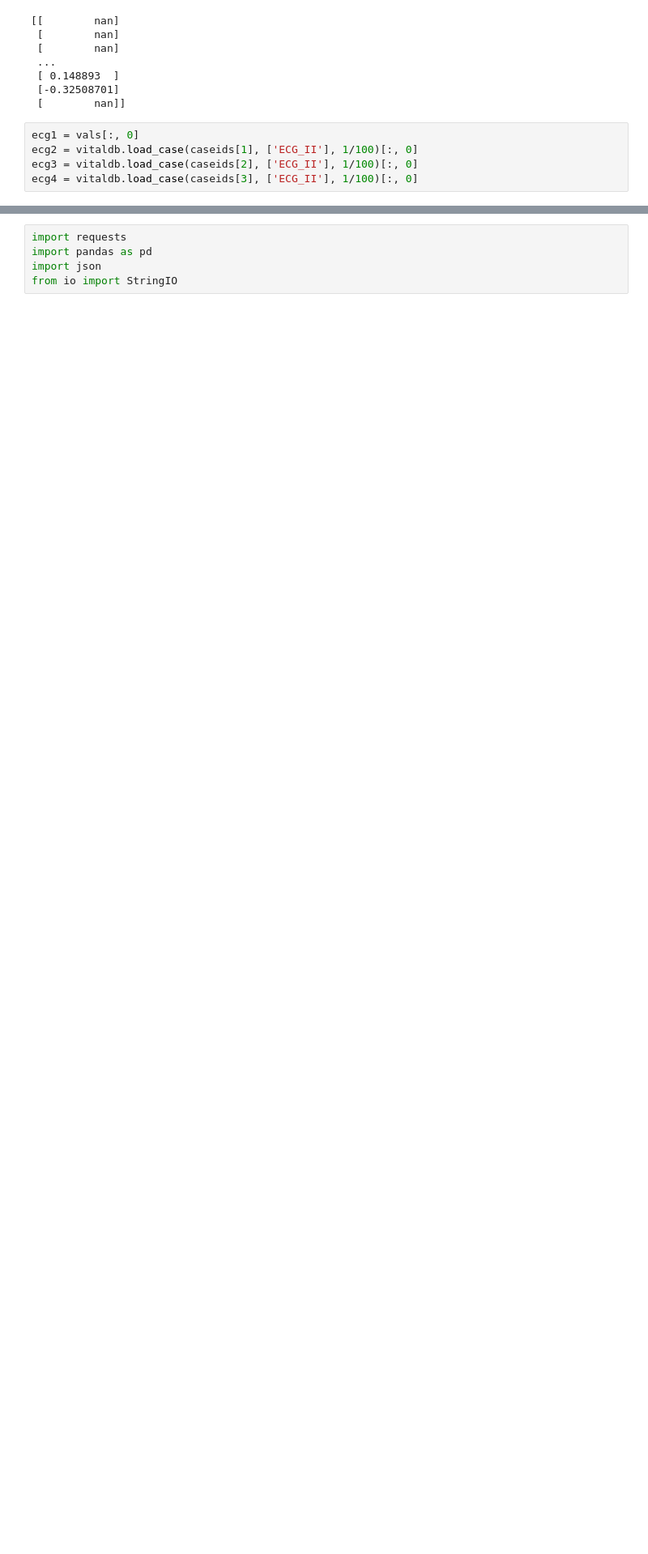
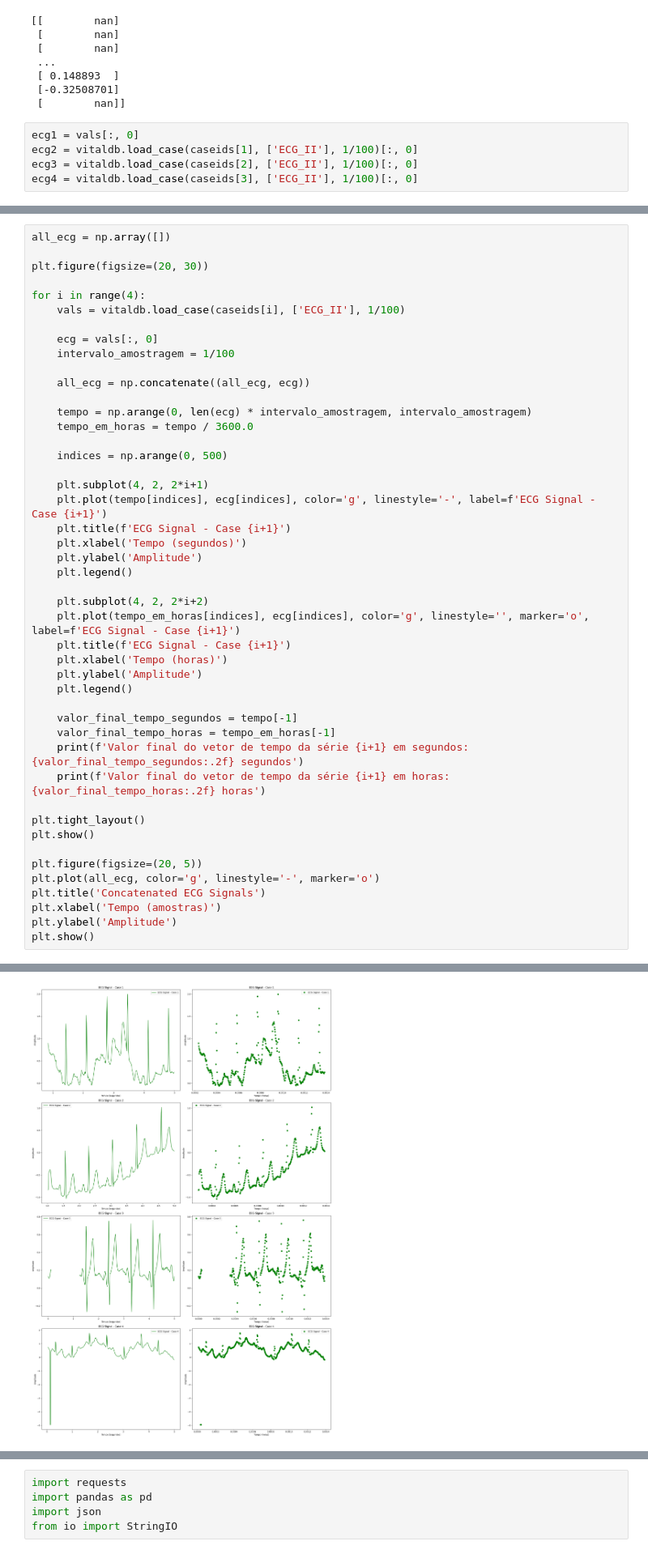
Before and after one commit to joaoavanzini/ecg-embeddings, a Jupyter notebook: get_ECG_signal_vitalDB.ipynb, the cells around one changed output, grey strips where cells are left out. Shown at 81% size. Drawn from its saved outputs; the diff is of its cells as text; blank space fills up the shorter version.

Commit message:
Downloading and creating inference process
Downloading the ECG signals of vitalDB an creating the inference process

```diff
--- a/get_ECG_signal_vitalDB.ipynb
+++ b/get_ECG_signal_vitalDB.ipynb
@@ -118,0 +53,47 @@ Valor final do vetor de tempo da série 4 em horas: 5.83 horas
+# %%
+all_ecg = np.array([])
+
+plt.figure(figsize=(20, 30))
+
+for i in range(4):
+    vals = vitaldb.load_case(caseids[i], ['ECG_II'], 1/100)
+
+    ecg = vals[:, 0]
+    intervalo_amostragem = 1/100
+
+    all_ecg = np.concatenate((all_ecg, ecg))
+
+    tempo = np.arange(0, len(ecg) * intervalo_amostragem, intervalo_amostragem)
+    tempo_em_horas = tempo / 3600.0
+
+    indices = np.arange(0, 500)
+
+    plt.subplot(4, 2, 2*i+1)
+    plt.plot(tempo[indices], ecg[indices], color='g', linestyle='-', label=f'ECG Signal - Case {i+1}')
+    plt.title(f'ECG Signal - Case {i+1}')
+    plt.xlabel('Tempo (segundos)')
+    plt.ylabel('Amplitude')
+    plt.legend()
+
+    plt.subplot(4, 2, 2*i+2)
+    plt.plot(tempo_em_horas[indices], ecg[indices], color='g', linestyle='', marker='o', label=f'ECG Signal - Case {i+1}')
+    plt.title(f'ECG Signal - Case {i+1}')
+    plt.xlabel('Tempo (horas)')
+    plt.ylabel('Amplitude')
+    plt.legend()
+
+    valor_final_tempo_segundos = tempo[-1]
+    valor_final_tempo_horas = tempo_em_horas[-1]
+    print(f'Valor final do vetor de tempo da série {i+1} em segundos: {valor_final_tempo_segundos:.2f} segundos')
+    print(f'Valor final do vetor de tempo da série {i+1} em horas: {valor_final_tempo_horas:.2f} horas')
+
+plt.tight_layout()
+plt.show()
+
+plt.figure(figsize=(20, 5))
+plt.plot(all_ecg, color='g', linestyle='-', marker='o')
+plt.title('Concatenated ECG Signals')
+plt.xlabel('Tempo (amostras)')
+plt.ylabel('Amplitude')
+plt.show()
+# %% [output]
@@ -118,0 +108 @@ Valor final do vetor de tempo da série 4 em horas: 5.83 horas
+[figure, added]
```
Also changed, not shown: parts of 14 cells of this notebook, 1 other file.
